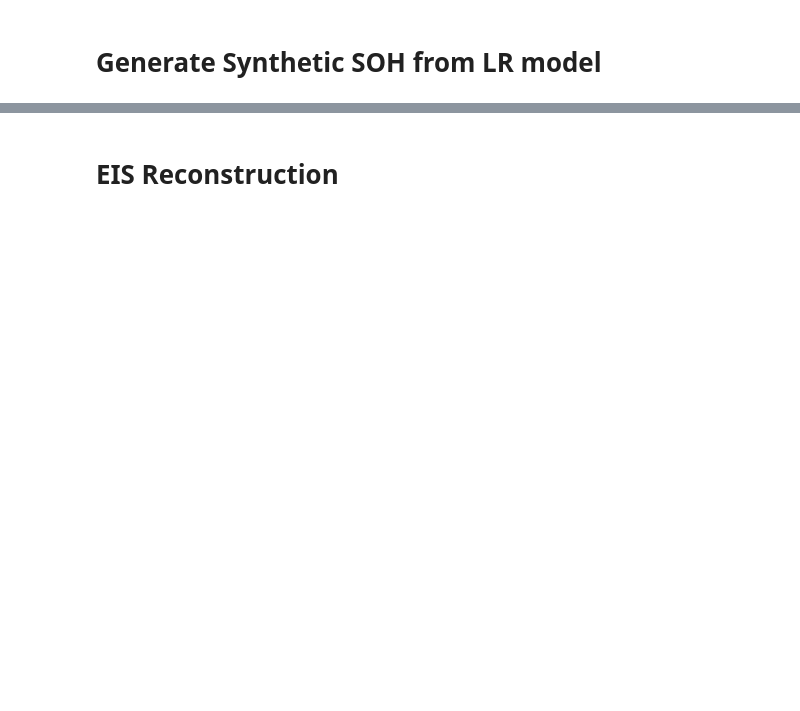
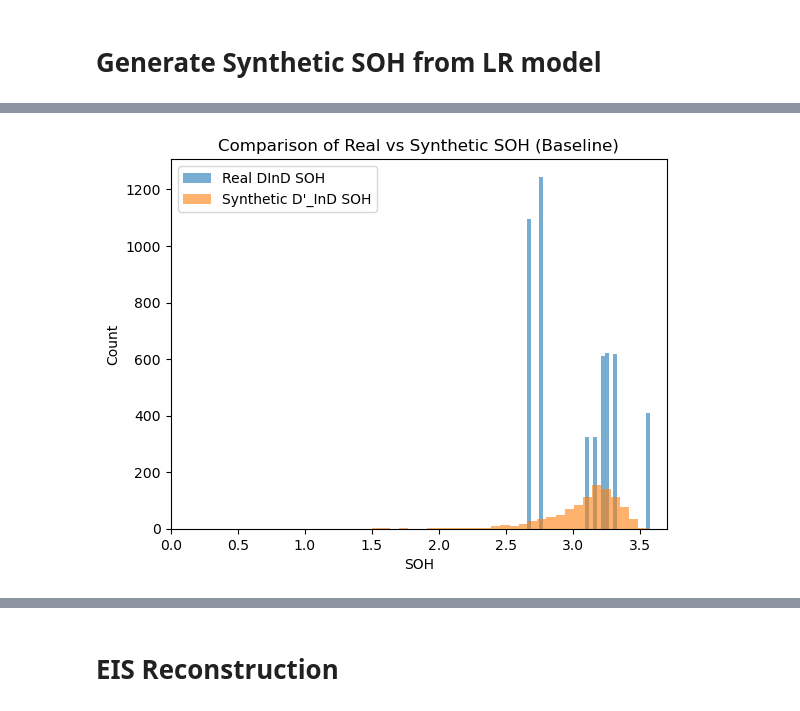
Before and after one commit to ZxZhang914/ECM-battery-research, a Jupyter notebook: Synthetic_Data_Generation/baseline_framework.ipynb, the cells around one changed output, grey strips where cells are left out. Cells and saved outputs as stored; diff of their text form; code cells hidden in the pictures; blank space fills up the shorter version.

```diff
--- a/Synthetic_Data_Generation/baseline_framework.ipynb
+++ b/Synthetic_Data_Generation/baseline_framework.ipynb
@@ -619,0 +651,12 @@ df_theta_sim_ood[['R0', 'R1', 'R2', 'R3', 'SOH_sim']].head()
+# %%
+plt.figure()
+plt.hist(df_dind['SOH'], bins=30, alpha=0.6, label='Real DInD SOH')
+plt.hist(df_theta_sim_ind['SOH_sim'], bins=30, alpha=0.6, label='Synthetic D\'_InD SOH')
+plt.xlabel('SOH')
+plt.ylabel('Count')
+plt.legend()
+plt.title('Comparison of Real vs Synthetic SOH (Baseline)')
+plt.xlim(0, 3.7)
+plt.show()
+# %% [output]
+[figure, added]
```
Also changed, not shown: parts of 20 cells of this notebook, 1 other file.
